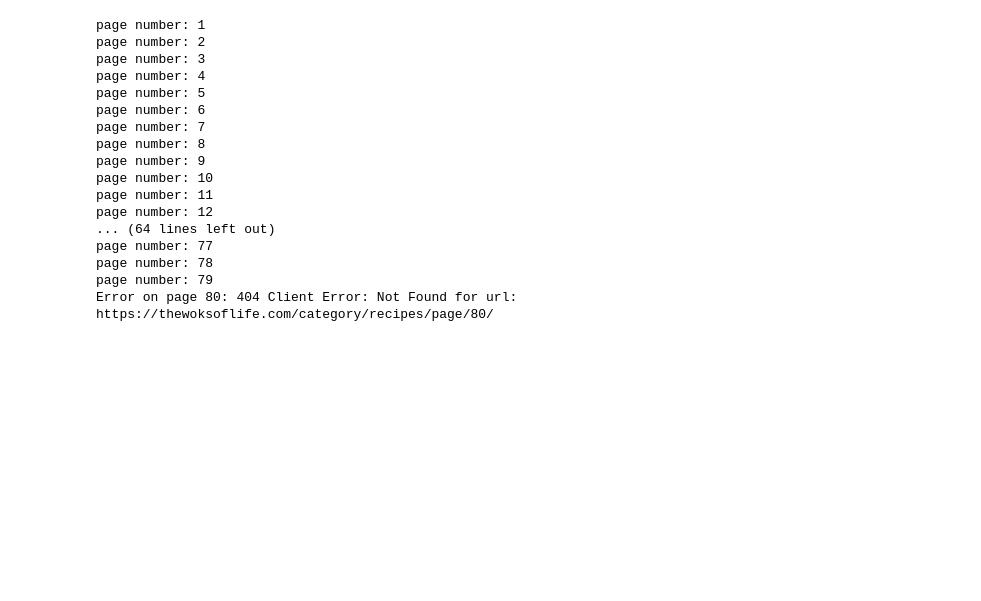
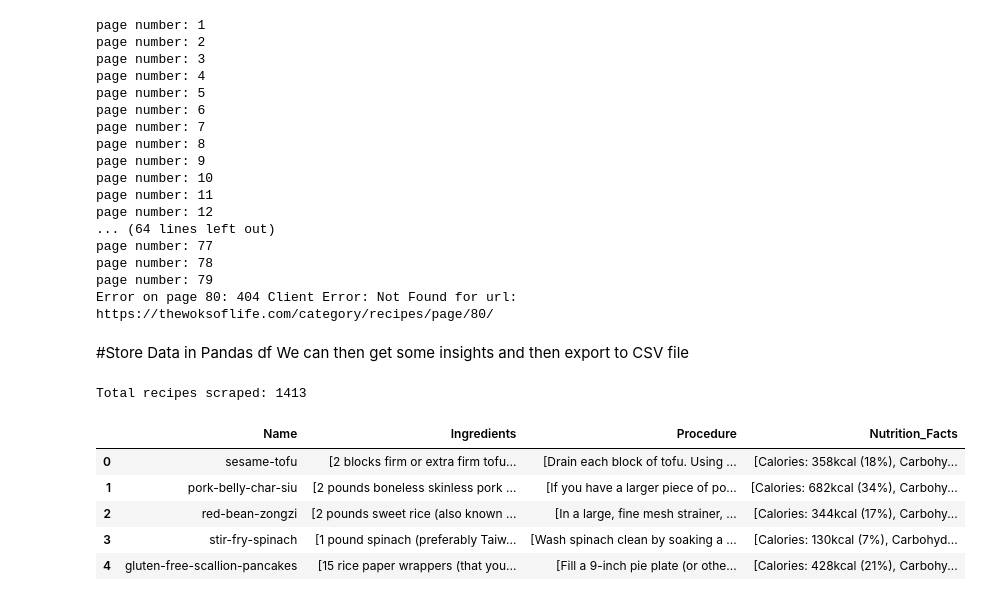
Before and after one commit to warrensuca/chinese-recipe-api, a Jupyter notebook: warrensuca/chinese-recipe-api/scraper/the_woks_of_life_scraper.ipynb, the cells around one changed output. Drawn from its saved outputs; the diff is of its cells as text; code cells hidden in the pictures; blank space fills up the shorter version.

```diff
--- a/warrensuca/chinese-recipe-api/scraper/the_woks_of_life_scraper.ipynb
+++ b/warrensuca/chinese-recipe-api/scraper/the_woks_of_life_scraper.ipynb
@@ -308,3 +285,27 @@ page number: 77
 page number: 78
 page number: 79
 Error on page 80: 404 Client Error: Not Found for url: https://thewoksoflife.com/category/recipes/page/80/
+# %% [markdown]
+#Store Data in Pandas df
+We can then get some insights and then export to CSV file
+# %%
+columns = [
+      "Name",
+      "Ingredients",
+      "Procedure",
+      "Nutrition_Facts"
+  ]
+
+df = pd.DataFrame(out, columns=columns)
+
+print(f"Total recipes scraped: {len(df)}")
+
+display(df.head())
+# %% [output]
+Total recipes scraped: 1413
+|  | Name | Ingredients | Procedure | Nutrition_Facts |
+| 0 | sesame-tofu | [2 blocks firm or extra firm tofu... | [Drain each block of tofu. Using ... | [Calories: 358kcal (18%), Carbohy... |
+| 1 | pork-belly-char-siu | [2 pounds boneless skinless pork ... | [If you have a larger piece of po... | [Calories: 682kcal (34%), Carbohy... |
+| 2 | red-bean-zongzi | [2 pounds sweet rice (also known ... | [In a large, fine mesh strainer, ... | [Calories: 344kcal (17%), Carbohy... |
+| 3 | stir-fry-spinach | [1 pound spinach (preferably Taiw... | [Wash spinach clean by soaking a ... | [Calories: 130kcal (7%), Carbohyd... |
+| 4 | gluten-free-scallion-pancakes | [15 rice paper wrappers (that you... | [Fill a 9-inch pie plate (or othe... | [Calories: 428kcal (21%), Carbohy... |
```
Also changed, not shown: parts of 6 cells of this notebook.
